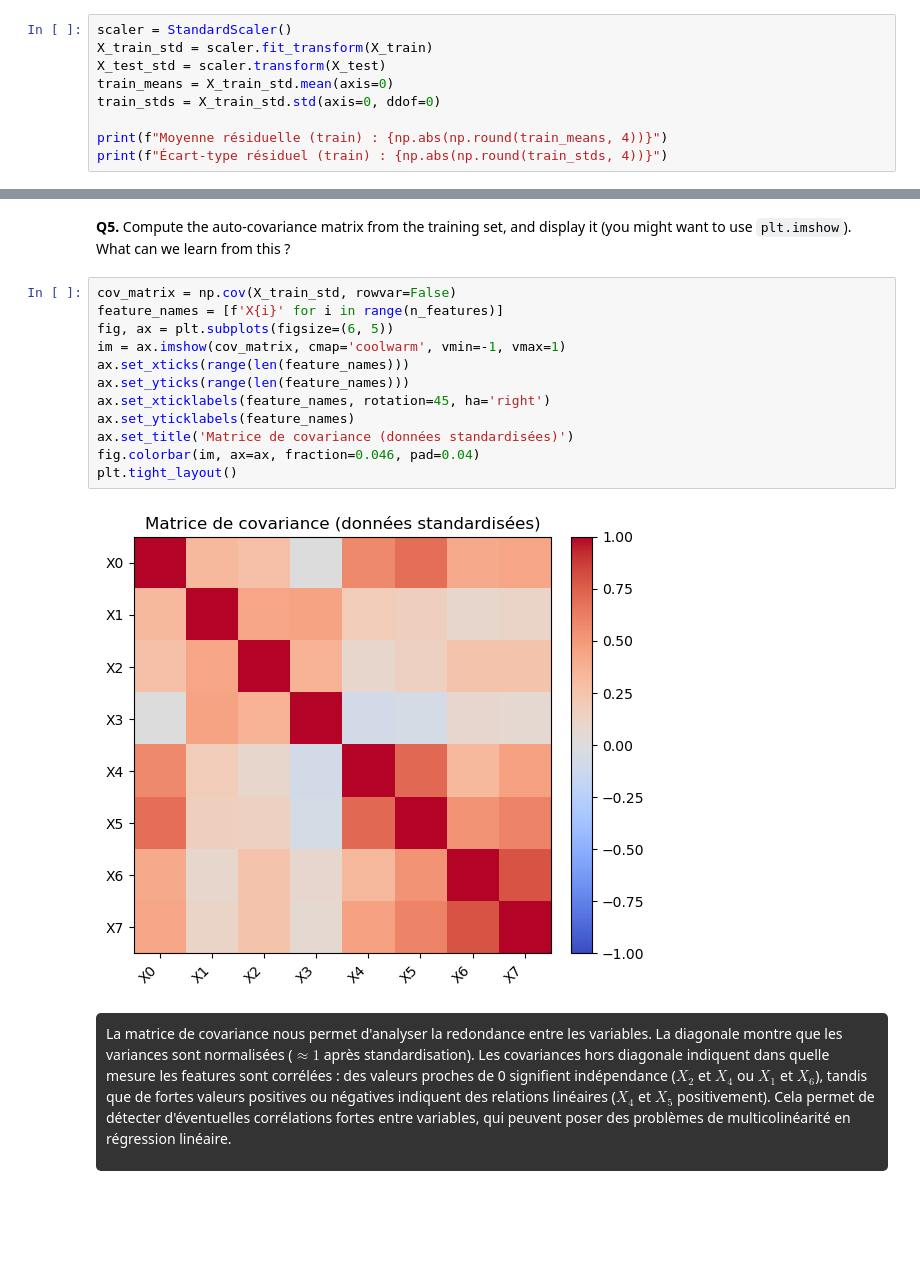
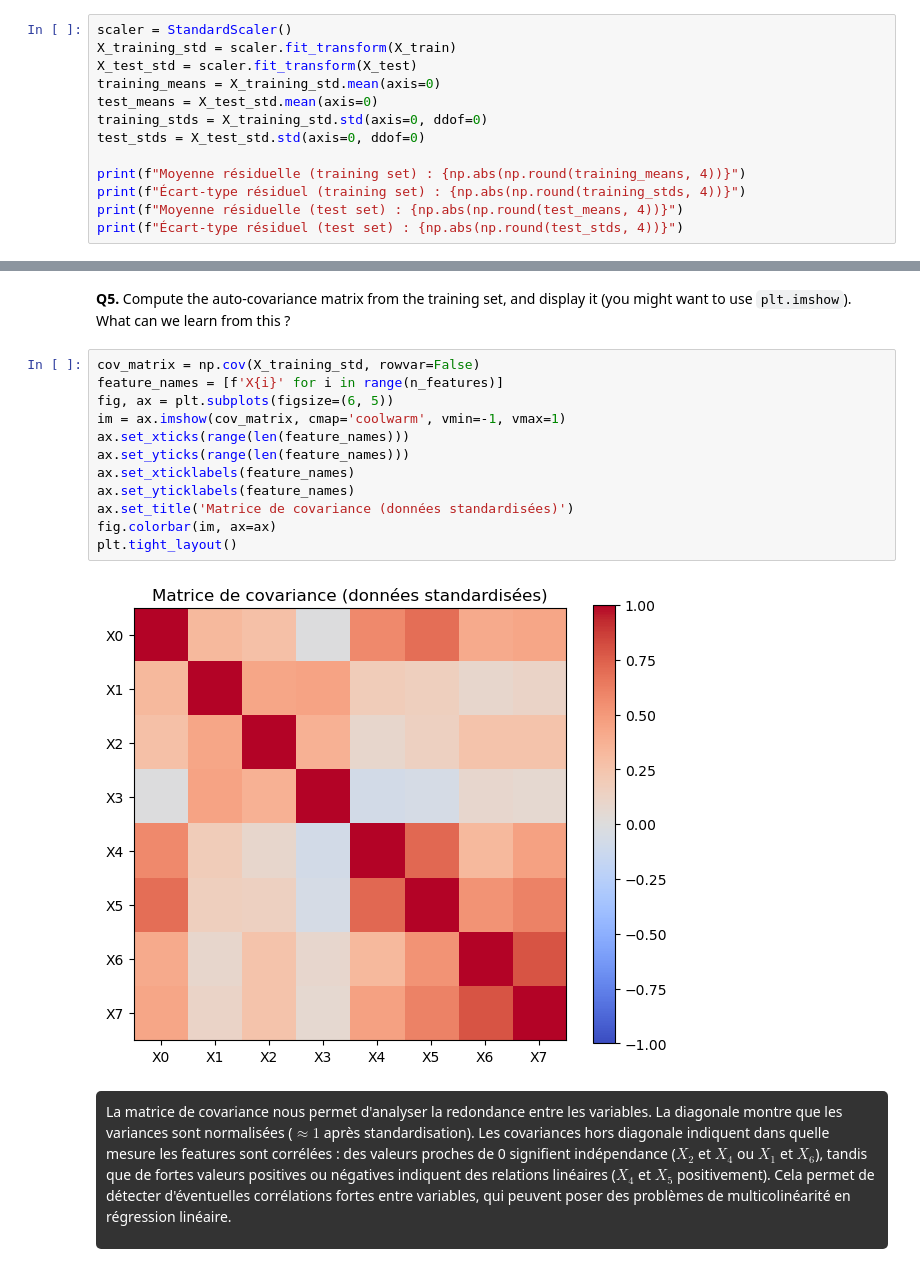
Before and after one commit to rosedel05/LAB1-DELANNOY-DOS-RAMOS, a Jupyter notebook: lab1/lab1.ipynb, the cells around one changed output, grey strips where cells are left out. Cells and saved outputs as stored; diff of their text form; blank space fills up the shorter version.

```diff
--- a/lab1/lab1.ipynb
+++ b/lab1/lab1.ipynb
@@ -69,11 +70,15 @@ Taille du set de test : 20 samples
 **Q4.** Standardize the training set, and apply the same operation to the test set. Use `StandardScaler` (documentation [here](https://scikit-learn.org/stable/modules/generated/sklearn.preprocessing.StandardScaler.html)). Recall what standardization means.
 # %%
 scaler = StandardScaler()
-X_train_std = scaler.fit_transform(X_train)
-X_test_std = scaler.transform(X_test)
-train_means = X_train_std.mean(axis=0)
-train_stds = X_train_std.std(axis=0, ddof=0)
+X_training_std = scaler.fit_transform(X_train)
+X_test_std = scaler.fit_transform(X_test)
+training_means = X_training_std.mean(axis=0)
+test_means = X_test_std.mean(axis=0)
+training_stds = X_training_std.std(axis=0, ddof=0)
+test_stds = X_test_std.std(axis=0, ddof=0)
 
-print(f"Moyenne résiduelle (train) : {np.abs(np.round(train_means, 4))}")
-print(f"Écart-type résiduel (train) : {np.abs(np.round(train_stds, 4))}")
+print(f"Moyenne résiduelle (training set) : {np.abs(np.round(training_means, 4))}")
+print(f"Écart-type résiduel (training set) : {np.abs(np.round(training_stds, 4))}")
+print(f"Moyenne résiduelle (test set) : {np.abs(np.round(test_means, 4))}")
+print(f"Écart-type résiduel (test set) : {np.abs(np.round(test_stds, 4))}")
 # %% [output]
@@ -92,19 +101,19 @@ Moyenne résiduelle (train) : [0. 0. 0. 0. 0. 0. 0. 0.]
 # %% [markdown]
 **Q5.** Compute the auto-covariance matrix from the training set, and display it (you might want to use `plt.imshow`). What can we learn from this ?
 # %%
-cov_matrix = np.cov(X_train_std, rowvar=False)
+cov_matrix = np.cov(X_training_std, rowvar=False)
 feature_names = [f'X{i}' for i in range(n_features)]
 fig, ax = plt.subplots(figsize=(6, 5))
 im = ax.imshow(cov_matrix, cmap='coolwarm', vmin=-1, vmax=1)
 ax.set_xticks(range(len(feature_names)))
 ax.set_yticks(range(len(feature_names)))
-ax.set_xticklabels(feature_names, rotation=45, ha='right')
+ax.set_xticklabels(feature_names)
 ax.set_yticklabels(feature_names)
 ax.set_title('Matrice de covariance (données standardisées)')
-fig.colorbar(im, ax=ax, fraction=0.046, pad=0.04)
+fig.colorbar(im, ax=ax)
 plt.tight_layout()
 # %% [output]
-[figure, old version]
+[figure, new version]
 # %% [markdown]
 <div style="background-color: #333333; color: #ffffff; padding: 10px; border-radius: 5px;">
 
```
Also changed, not shown: parts of 12 cells of this notebook.
